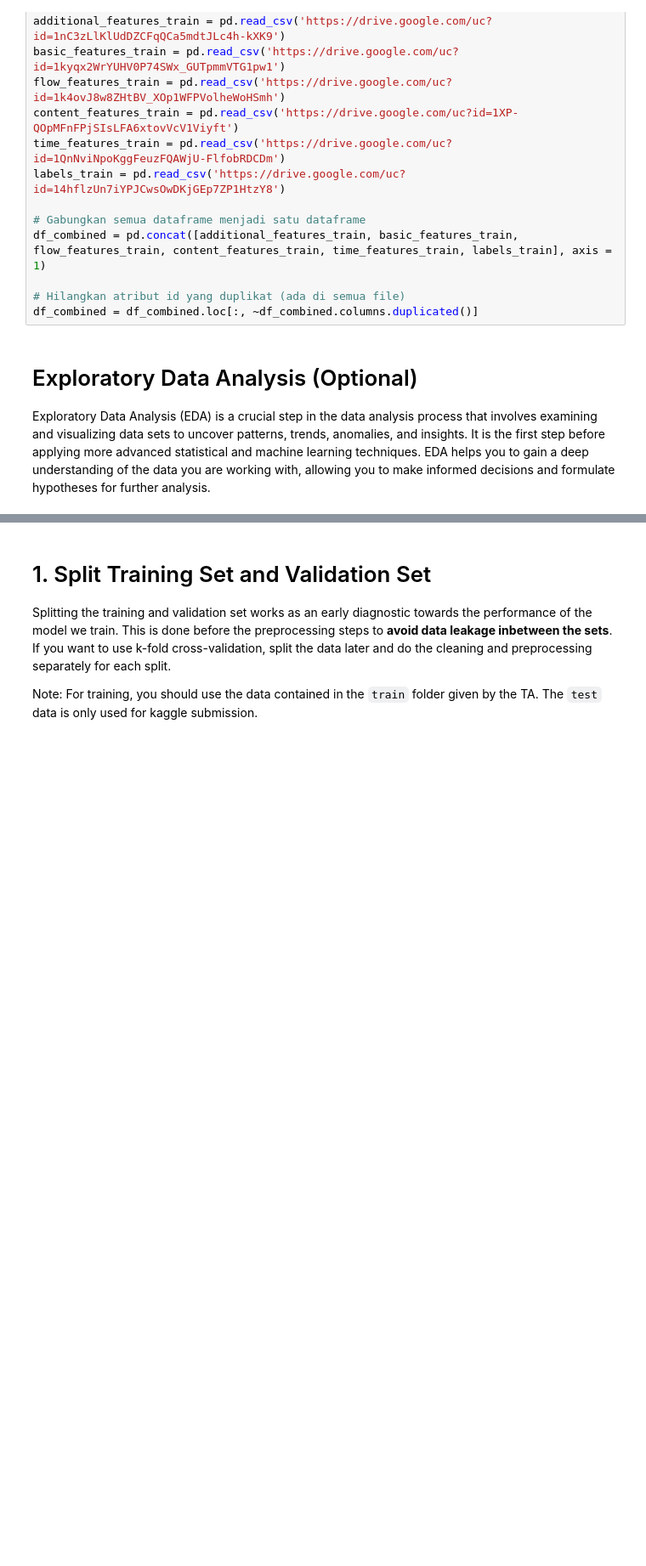
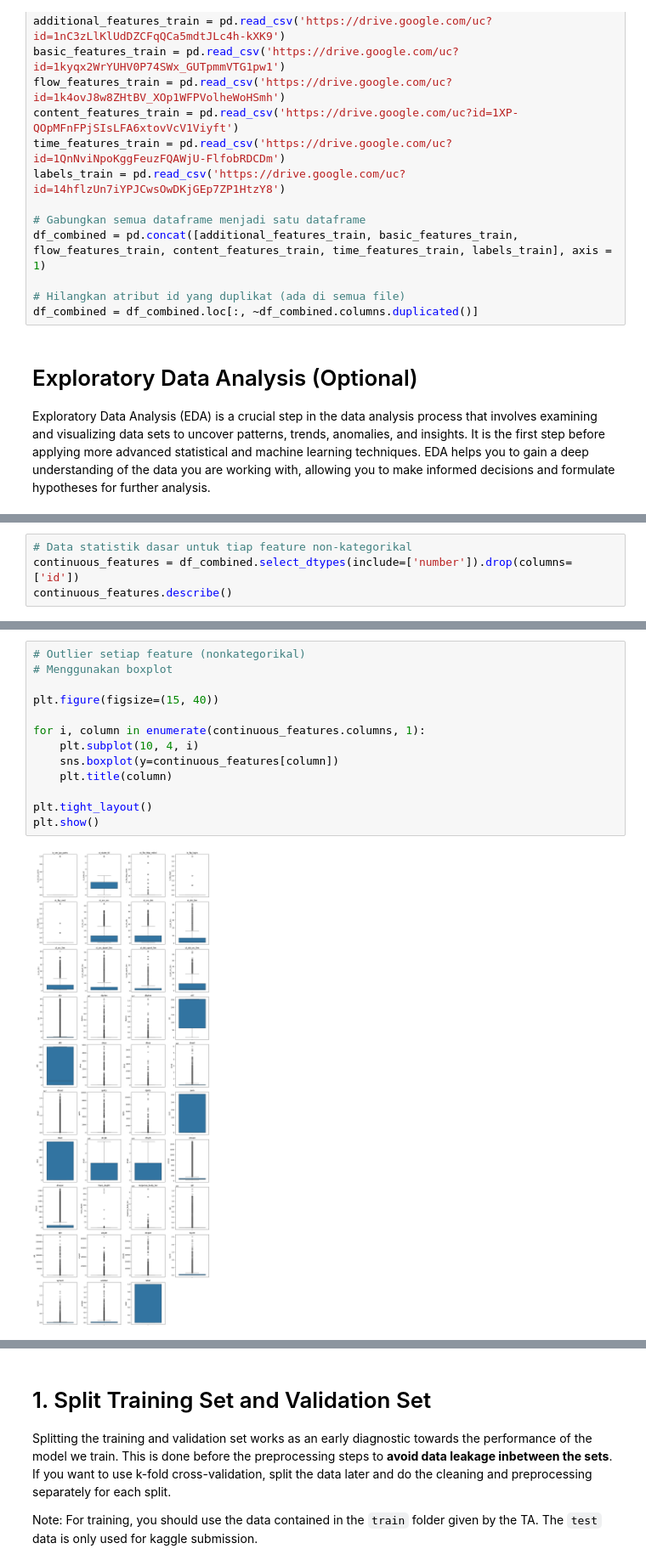
Before and after one commit to ChristopherBrian/Tubes2_AI_K02, a Jupyter notebook: src/IF3170_Artificial_Intelligence___Tugas_Besar_2_Notebook_Template.ipynb, the cells around one changed output, grey strips where cells are left out. Shown at 85% size. Drawn from its saved outputs; the diff is of its cells as text; blank space fills up the shorter version.

```diff
--- a/src/IF3170_Artificial_Intelligence___Tugas_Besar_2_Notebook_Template.ipynb
+++ b/src/IF3170_Artificial_Intelligence___Tugas_Besar_2_Notebook_Template.ipynb
@@ -88,0 +80,4 @@ df_combined.describe()
+# %%
+# Data statistik dasar untuk tiap feature non-kategorikal
+continuous_features = df_combined.select_dtypes(include=['number']).drop(columns=['id'])
+continuous_features.describe()
@@ -88,0 +127,15 @@ df_combined.describe()
+# %%
+# Outlier setiap feature (nonkategorikal)
+# Menggunakan boxplot
+
+plt.figure(figsize=(15, 40))
+
+for i, column in enumerate(continuous_features.columns, 1):
+    plt.subplot(10, 4, i)
+    sns.boxplot(y=continuous_features[column])
+    plt.title(column)
+
+plt.tight_layout()
+plt.show()
+# %% [output]
+[figure, added]
```
Also changed, not shown: parts of 15 cells of this notebook.
